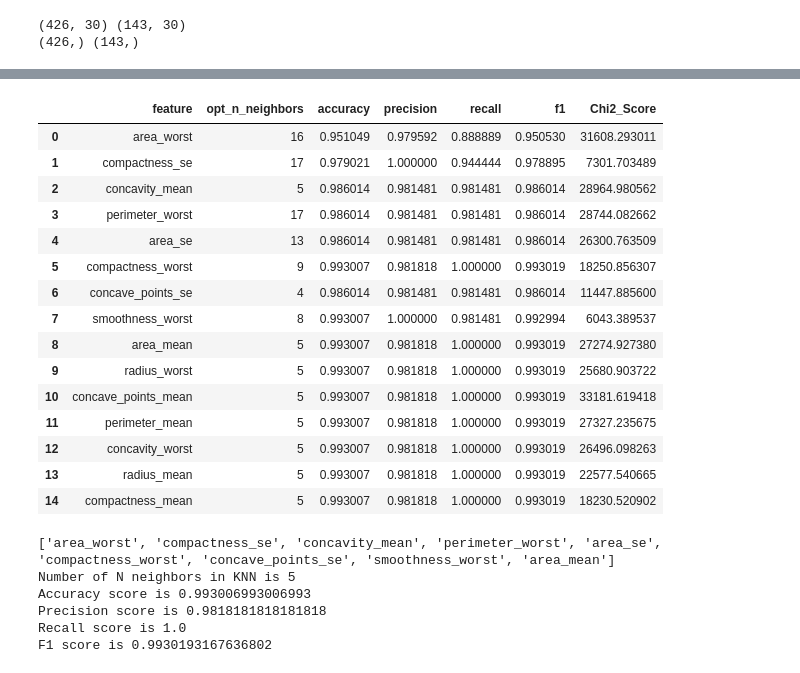
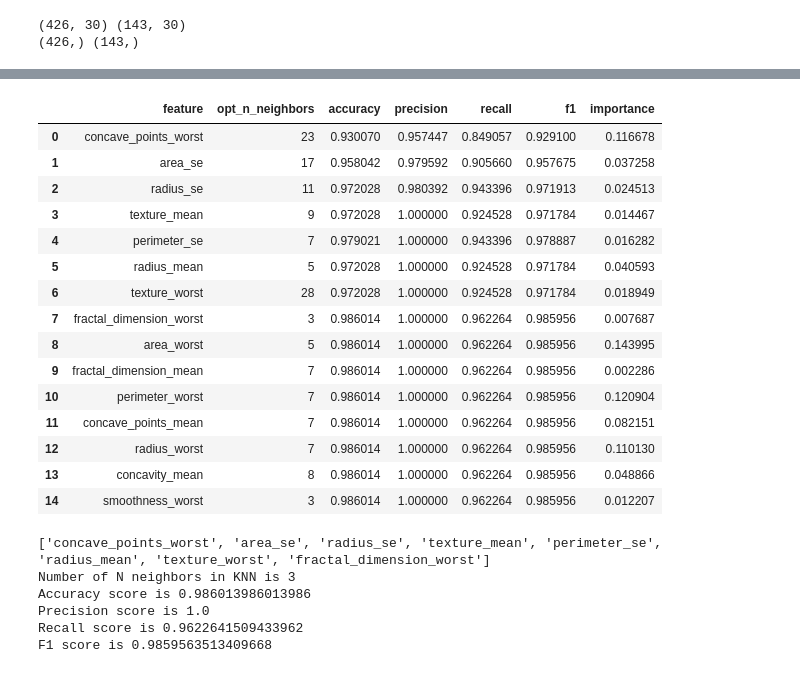
Before and after one commit to HimeshiS/Team5_Breast_Cancer_Wisconsin, a Jupyter notebook: experiments/workings.ipynb, the cells around one changed output, grey strips where cells are left out. Drawn from its saved outputs; the diff is of its cells as text; code cells hidden in the pictures.

Commit message:
Addressing stratification issue for the prepocessing, replacement of Chi-square test with Random Forest Classifier

```diff
--- a/experiments/workings.ipynb
+++ b/experiments/workings.ipynb
@@ -57,7 +54,7 @@ y = (cancer['Diagnosis'] == 'M').astype(int)
 # Split the dataset into test and training sets at 25-75 split.
 
 X_train, X_test, Y_train, Y_test = train_test_split(standardized_cancer,
-                                                    y,
+                                                    y, stratify=y,
                                                     test_size=0.25, random_state=42)
 
 # Verify shapes
@@ -112,0 +66,16 @@ chi2_results
+# %%
+# As part of our analysis we will need a metric to decide which feature to select in case other metrics (e.g. accuracy produces equal results)
+# Therefore, we suggest to use Random Forest model to select features based on their statistical significance relative to the target variable (great for continuous variables).
+# Higher Importance values indicate greater importance, but they don't imply a direct effect size.
+
+model = RandomForestClassifier()
+model.fit(standardized_cancer, y)
+feature_importances = model.feature_importances_
+feature_importances
+
+rf_importance_results = pd.DataFrame({
+    'feature': standardized_cancer.columns,
+    'importance': feature_importances
+}).sort_values(by='importance', ascending=False)
+
+rf_importance_results
@@ -192,56 +179,56 @@ while feature_count < 15:
             'recall': [recall_score(Y_test,Y_pred,pos_label=1)],
             'f1': [f1_score(Y_test,Y_pred, average='weighted')]
         })
         if KNN_interim_results.empty:
             KNN_interim_results = new_row
         else:
             KNN_interim_results = pd.concat([KNN_interim_results, new_row], ignore_index=True)
 
     KNN_interim_results['accuracy_rank'] = KNN_interim_results['accuracy'].rank(ascending=False)
 
-    KNN_interim_results = pd.merge(KNN_interim_results, chi2_results[['feature','Chi2_Score']], on='feature', how='inner')
+    KNN_interim_results = pd.merge(KNN_interim_results, rf_importance_results[['feature','importance']], on='feature', how='inner')
 
     interim_selection = KNN_interim_results[KNN_interim_results['accuracy_rank'] == min(KNN_interim_results['accuracy_rank'])]
-    selected_features = interim_selection[interim_selection['Chi2_Score'] == max(interim_selection['Chi2_Score'])]
+    selected_features = interim_selection[interim_selection['importance'] == max(interim_selection['importance'])]
 
-    for j in range(len(selected_features)): # in case there could be 2 or more lines with the same accuracy scores and Chi2 scores
+    for j in range(len(selected_features)): # in case there could be 2 or more lines with the same accuracy scores and importance scores
         new_row = pd.DataFrame({
             'feature': [selected_features.iloc[j]['feature']],
             'opt_n_neighbors': [selected_features.iloc[j]['opt_n_neighbors']],
             'accuracy': [selected_features.iloc[j]['accuracy']],
             'precision': [selected_features.iloc[j]['precision']],
             'recall': [selected_features.iloc[j]['recall']],
             'f1': [selected_features.iloc[j]['f1']]
         })
         if KNN_forward_results.empty:
             KNN_forward_results = new_row
         else:
             KNN_forward_results = pd.concat([KNN_forward_results, new_row], ignore_index=True)
     stage += 1
     feature_count = KNN_forward_results.shape[0]
 
-KNN_forward_results = pd.merge(KNN_forward_results, chi2_results[['feature','Chi2_Score']], on='feature', how='inner')
+KNN_forward_results = pd.merge(KNN_forward_results, rf_importance_results[['feature','importance']], on='feature', how='inner')
 KNN_forward_results
 # %% [output]
-|  | feature | opt_n_neighbors | accuracy | precision | recall | f1 | Chi2_Score |
-| 0 | area_worst | 16 | 0.951049 | 0.979592 | 0.888889 | 0.950530 | 31608.293011 |
-| 1 | compactness_se | 17 | 0.979021 | 1.000000 | 0.944444 | 0.978895 | 7301.703489 |
-| 2 | concavity_mean | 5 | 0.986014 | 0.981481 | 0.981481 | 0.986014 | 28964.980562 |
-| 3 | perimeter_worst | 17 | 0.986014 | 0.981481 | 0.981481 | 0.986014 | 28744.082662 |
-| 4 | area_se | 13 | 0.986014 | 0.981481 | 0.981481 | 0.986014 | 26300.763509 |
-| 5 | compactness_worst | 9 | 0.993007 | 0.981818 | 1.000000 | 0.993019 | 18250.856307 |
-| 6 | concave_points_se | 4 | 0.986014 | 0.981481 | 0.981481 | 0.986014 | 11447.885600 |
-| 7 | smoothness_worst | 8 | 0.993007 | 1.000000 | 0.981481 | 0.992994 | 6043.389537 |
-| 8 | area_mean | 5 | 0.993007 | 0.981818 | 1.000000 | 0.993019 | 27274.927380 |
-| 9 | radius_worst | 5 | 0.993007 | 0.981818 | 1.000000 | 0.993019 | 25680.903722 |
-| 10 | concave_points_mean | 5 | 0.993007 | 0.981818 | 1.000000 | 0.993019 | 33181.619418 |
-| 11 | perimeter_mean | 5 | 0.993007 | 0.981818 | 1.000000 | 0.993019 | 27327.235675 |
-| 12 | concavity_worst | 5 | 0.993007 | 0.981818 | 1.000000 | 0.993019 | 26496.098263 |
-| 13 | radius_mean | 5 | 0.993007 | 0.981818 | 1.000000 | 0.993019 | 22577.540665 |
-| 14 | compactness_mean | 5 | 0.993007 | 0.981818 | 1.000000 | 0.993019 | 18230.520902 |
+|  | feature | opt_n_neighbors | accuracy | precision | recall | f1 | importance |
+| 0 | concave_points_worst | 23 | 0.930070 | 0.957447 | 0.849057 | 0.929100 | 0.116678 |
+| 1 | area_se | 17 | 0.958042 | 0.979592 | 0.905660 | 0.957675 | 0.037258 |
+| 2 | radius_se | 11 | 0.972028 | 0.980392 | 0.943396 | 0.971913 | 0.024513 |
+| 3 | texture_mean | 9 | 0.972028 | 1.000000 | 0.924528 | 0.971784 | 0.014467 |
+| 4 | perimeter_se | 7 | 0.979021 | 1.000000 | 0.943396 | 0.978887 | 0.016282 |
+| 5 | radius_mean | 5 | 0.972028 | 1.000000 | 0.924528 | 0.971784 | 0.040593 |
+| 6 | texture_worst | 28 | 0.972028 | 1.000000 | 0.924528 | 0.971784 | 0.018949 |
+| 7 | fractal_dimension_worst | 3 | 0.986014 | 1.000000 | 0.962264 | 0.985956 | 0.007687 |
+| 8 | area_worst | 5 | 0.986014 | 1.000000 | 0.962264 | 0.985956 | 0.143995 |
+| 9 | fractal_dimension_mean | 7 | 0.986014 | 1.000000 | 0.962264 | 0.985956 | 0.002286 |
+| 10 | perimeter_worst | 7 | 0.986014 | 1.000000 | 0.962264 | 0.985956 | 0.120904 |
+| 11 | concave_points_mean | 7 | 0.986014 | 1.000000 | 0.962264 | 0.985956 | 0.082151 |
+| 12 | radius_worst | 7 | 0.986014 | 1.000000 | 0.962264 | 0.985956 | 0.110130 |
+| 13 | concavity_mean | 8 | 0.986014 | 1.000000 | 0.962264 | 0.985956 | 0.048866 |
+| 14 | smoothness_worst | 3 | 0.986014 | 1.000000 | 0.962264 | 0.985956 | 0.012207 |
 # %%
 # Based on the results in the table above, adding any features
-# beyond the first nine does not improve any of the provided metrics, including the accuracy score
+# beyond the first eight does not improve any of the provided metrics, including the accuracy score
 
 knn = KNeighborsClassifier()
 parameter_grid = {
@@ -254,7 +241,7 @@ cancer_tune_grid = GridSearchCV(
     cv=10 #attention!
 )
 
-parementer_list = KNN_forward_results['feature'][:9].tolist()
+parementer_list = KNN_forward_results['feature'][:8].tolist()
 
 cancer_tune_grid.fit(
     X_train[parementer_list],
@@ -275,9 +262,9 @@ print(f"Precision score is {precision_score(Y_test,Y_pred,pos_label=1)}") # 'M'
 print(f"Recall score is {recall_score(Y_test,Y_pred,pos_label=1)}")
 print(f"F1 score is {f1_score(Y_test,Y_pred, average='weighted')}")
 # %% [output]
-['area_worst', 'compactness_se', 'concavity_mean', 'perimeter_worst', 'area_se', 'compactness_worst', 'concave_points_se', 'smoothness_worst', 'area_mean']
-Number of N neighbors in KNN is 5
-Accuracy score is 0.993006993006993
-Precision score is 0.9818181818181818
-Recall score is 1.0
-F1 score is 0.9930193167636802
+['concave_points_worst', 'area_se', 'radius_se', 'texture_mean', 'perimeter_se', 'radius_mean', 'texture_worst', 'fractal_dimension_worst']
+Number of N neighbors in KNN is 3
+Accuracy score is 0.986013986013986
+Precision score is 1.0
+Recall score is 0.9622641509433962
+F1 score is 0.9859563513409668
```
Also changed, not shown: parts of 3 cells of this notebook.
